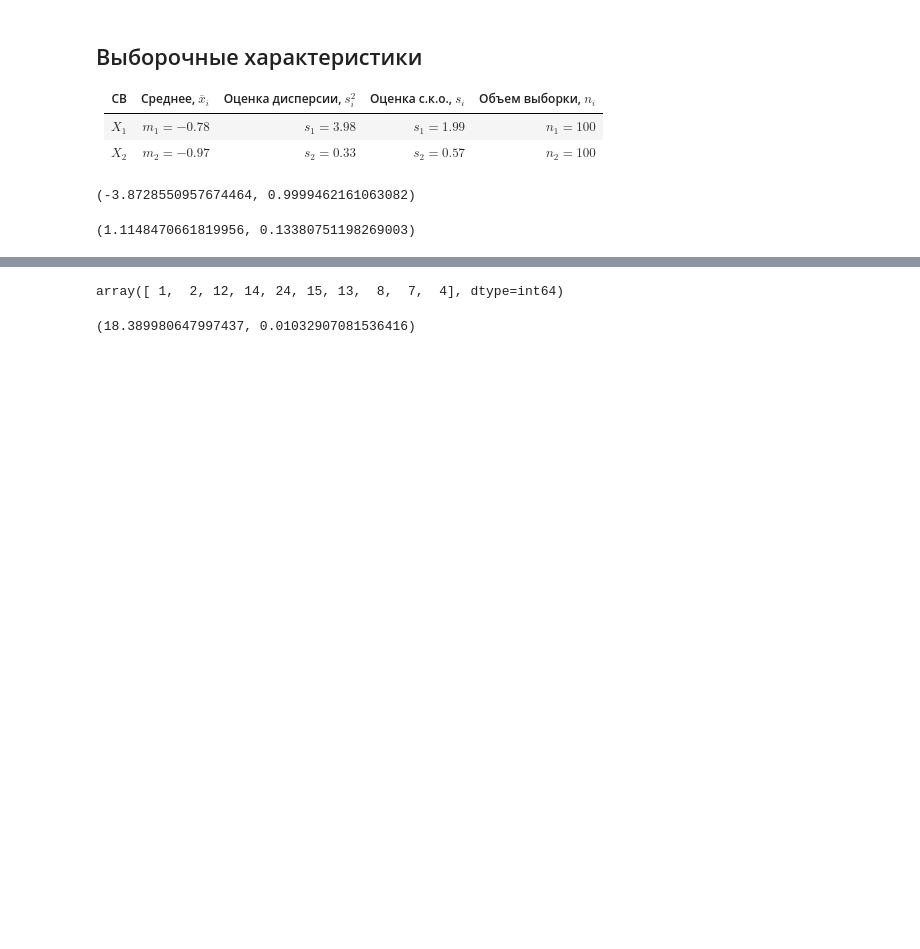
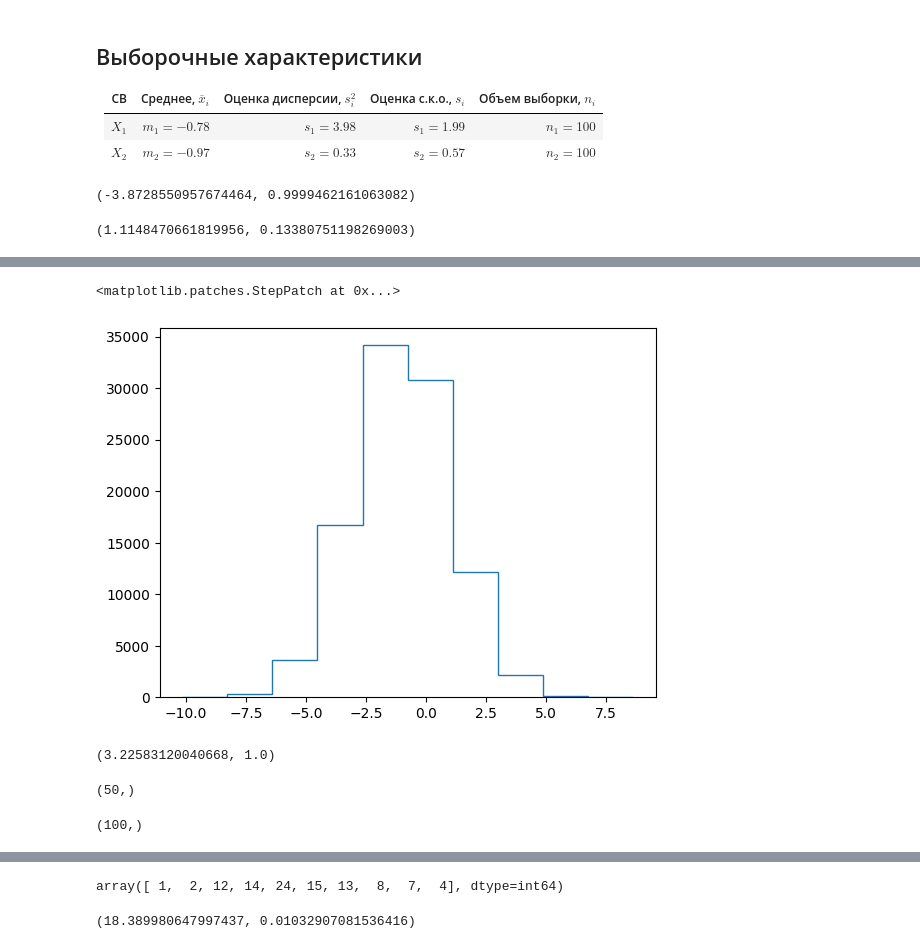
Before and after one commit to MEPhI-Floppas/matstat.py, a Jupyter notebook: lab1.ipynb, the cells around one changed output, grey strips where cells are left out. Saved outputs shown, nothing was run; the diff lists cells and outputs as text; code cells hidden in the pictures; blank space fills up the shorter version.

```diff
--- a/lab1.ipynb
+++ b/lab1.ipynb
@@ -145,0 +180,26 @@ Z, p_value
+# %%
+# x = np.linspace(bins[0], bins[-1], 101)
+plt.stairs((stats.norm.cdf(bins[1:], -1, 2) - stats.norm.cdf(bins[:-1], -1, 2)) * 100000, bins)
+# %% [output]
+<matplotlib.patches.StepPatch at 0x...>
+[figure, added]
+# %%
+# num = 10
+counts, bins = np.histogram(np.random.normal(-1, 2, 100000), bins=10)
+normal = (stats.norm.cdf(bins[1:], -1, 2) - stats.norm.cdf(bins[:-1], -1, 2)) * 100000
+# normal = stats.norm.pdf(np.linspace(np.min(X1), np.max(X1), 2 * num + 1), -1, s1 * 2)[1::2]
+# normal = np.array([100 / (np.max(X1) - np.min(X1))] * num)
+Z = np.sum((counts - normal) ** 2 / normal)
+p_value = 1 - stats.chi2.cdf(Z, 100 - 1 - 0)
+Z, p_value
+# %% [output]
+(3.22583120040668, 1.0)
+# %%
+normal.shape
+# %% [output]
+(50,)
+# %%
+# bins[1:].shape
+bins[:100].shape
+# %% [output]
+(100,)
```
Also changed, not shown: parts of 9 cells of this notebook, 1 other file.
